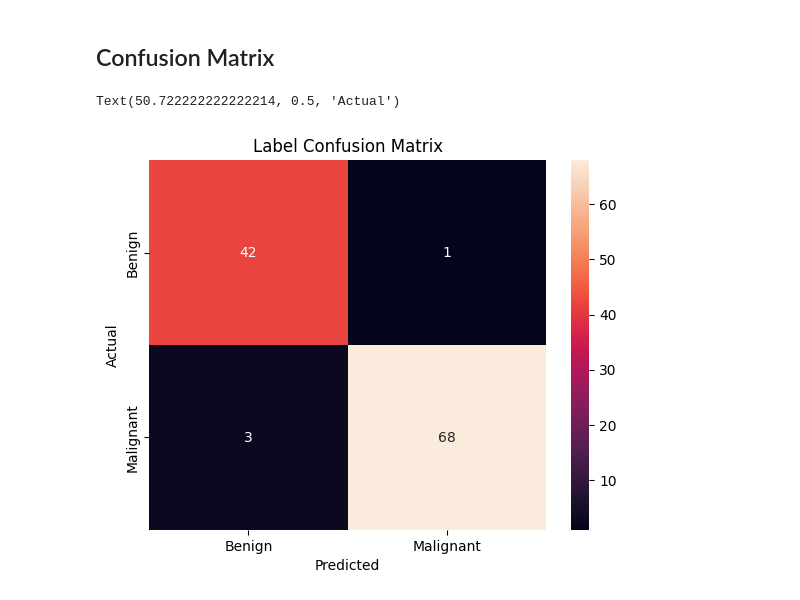
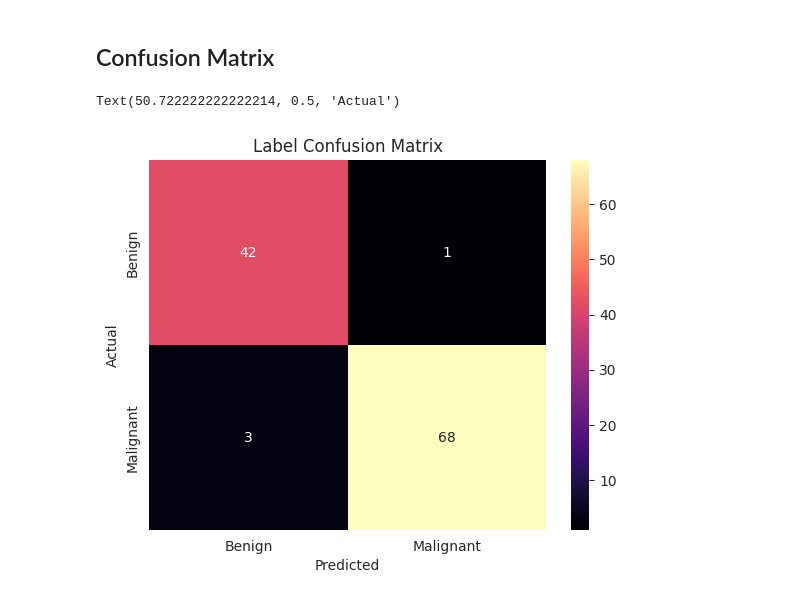
Before and after one commit to leiandrei/deep-learning-ibm, a Jupyter notebook: notebooks/Multi-Layer Perceptron/Practice-MLPClassifier.ipynb, the cells around one changed output. Drawn from its saved outputs; the diff is of its cells as text; code cells hidden in the pictures.

```diff
--- a/notebooks/Multi-Layer Perceptron/Practice-MLPClassifier.ipynb
+++ b/notebooks/Multi-Layer Perceptron/Practice-MLPClassifier.ipynb
@@ -74,15 +74,16 @@ weighted avg       0.98      0.97      0.97       114
 ## Confusion Matrix
 # %%
 cm = confusion_matrix(y_test, y_predict)
+sns.set_style('whitegrid')
 labels = ['Benign', 'Malignant']
 sns.heatmap(
     cm, annot=True, xticklabels=labels,
-    yticklabels=labels
+    yticklabels=labels, cmap='magma'
 )
 
 plt.title("Label Confusion Matrix")
 plt.xlabel('Predicted')
 plt.ylabel('Actual')
 # %% [output]
 Text(50.722222222222214, 0.5, 'Actual')
-[figure, old version]
+[figure, new version]
```
Also changed, not shown: 5 other files.
